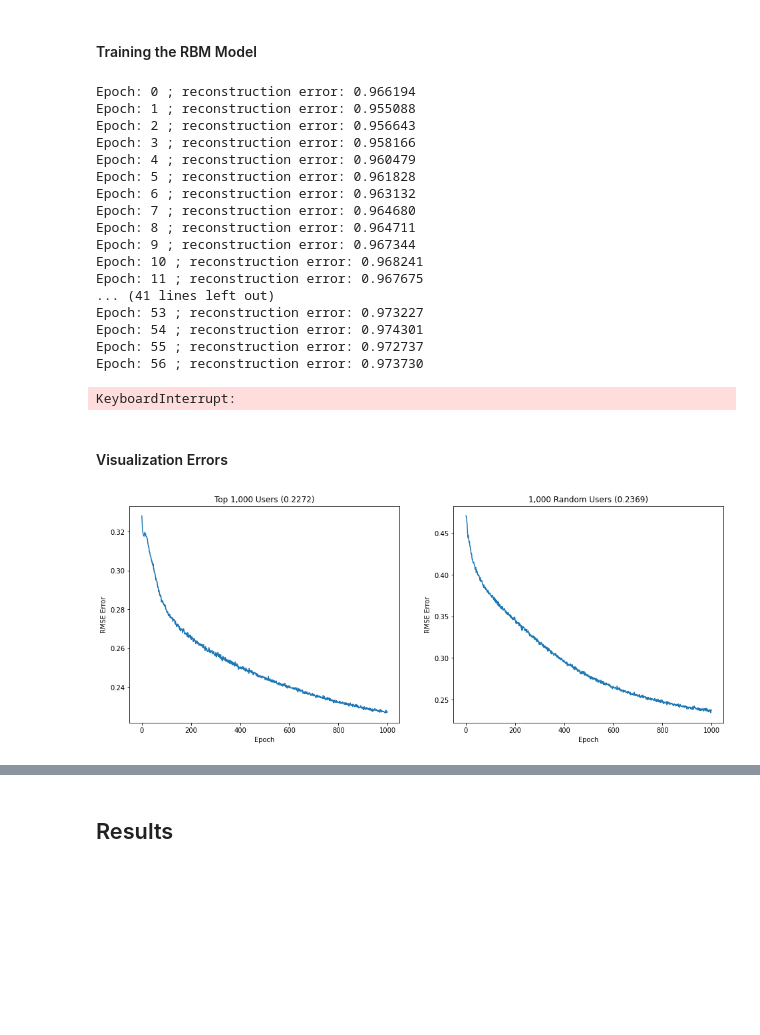
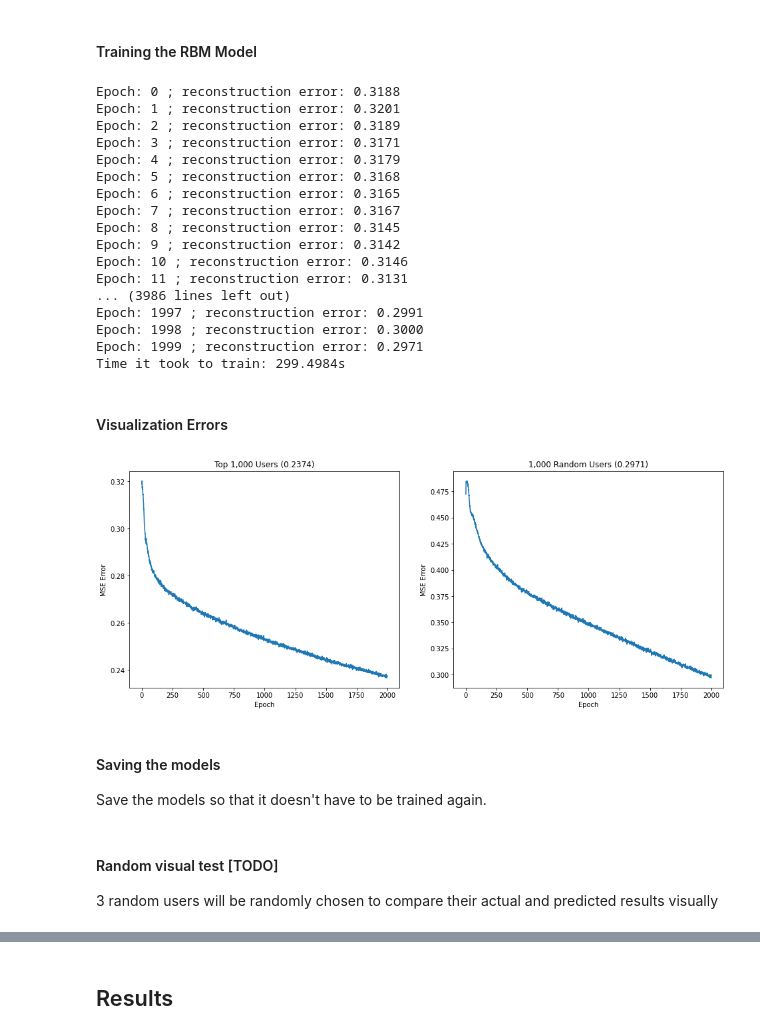
Before and after one commit to cc-visionary/Application-of-MF-and-RBM, a Jupyter notebook: Initial Experiments.ipynb, the cells around one changed output, grey strips where cells are left out. Saved outputs shown, nothing was run; the diff lists cells and outputs as text; code cells hidden in the pictures; blank space fills up the shorter version.

Commit message:
Trained all models and saved the model to a pkl file

```diff
--- a/Initial Experiments.ipynb
+++ b/Initial Experiments.ipynb
@@ -242,17 +244,23 @@ from matrix_factorization import MF
 #### Training
 # %%
 training_results = []
-predictions = []
+mf_models = []
 
 for i in range(len(utility_matrices)):
     # Initialize the Matrix Factorization model
-    mf = MF(utility_matrices[i], 2, alpha=0.008, beta=0.002, iterations=50)
+    mf = MF(utility_matrices[i], 3, alpha=0.005, beta=0.002, iterations=150)
+
+    start = time.perf_counter()
 
     # Trains the model
     training_result = mf.train()
 
-    # Stores the final full matrix
-    predictions.append(mf.full_matrix())
+    end = time.perf_counter()
+
+    print('Time it took to train: %.4fs' % (end - start))
+
+    # Stores the model
+    mf_models.append(mf)
 
     # Stores the results
     training_results.append(training_result)
@@ -287,7 +297,7 @@ for i in range(len(utility_matrices)):
     pd.Series(training_results[i]).plot(logy=False)
     plt.xlabel("Epoch")
     plt.ylabel("MSE Error")
-    plt.title(titles[i])
+    plt.title(titles[i] + (' (%.4f)' % (training_results[i][-1])))
 
 plt.show()
 # %% [output]
@@ -294,0 +308,7 @@ plt.show()
+# %%
+import pickle
+# models will be saved on a .pkl format (pickle files)
+filenames = ['./output/top_mf_model.pkl', './output/random_mf_model.pkl']
+
+for i in range(len(filenames)):
+    pickle.dump(mf_models[i], open(filenames[i], 'wb'))
@@ -312,10 +364,16 @@ data = []
 
 for um in normalized_utility_matrices:
     # Define the parameters of the RBMs we will train
-    rbm=RBM(n_users, n_movies, learning_rate=0.01, epochs=1000, batch_size=200)
+    rbm=RBM(n_users, n_movies, learning_rate=0.01, epochs=2000, batch_size=100)
+
+    start = time.perf_counter()
 
     # Trains the model
     training_result = rbm.train(um)
+
+    end = time.perf_counter()
+
+    print('Time it took to train: %.4fs' % (end - start))
 
     output, predicted, _ = rbm.rbm_output(um)
 
@@ -326,41 +384,43 @@ for um in normalized_utility_matrices:
         'training_result': training_result
     })
 # %% [output]
-Epoch: 0 ; reconstruction error: 0.966194
-Epoch: 1 ; reconstruction error: 0.955088
-Epoch: 2 ; reconstruction error: 0.956643
-Epoch: 3 ; reconstruction error: 0.958166
-Epoch: 4 ; reconstruction error: 0.960479
-Epoch: 5 ; reconstruction error: 0.961828
-Epoch: 6 ; reconstruction error: 0.963132
-Epoch: 7 ; reconstruction error: 0.964680
-Epoch: 8 ; reconstruction error: 0.964711
-Epoch: 9 ; reconstruction error: 0.967344
-Epoch: 10 ; reconstruction error: 0.968241
-Epoch: 11 ; reconstruction error: 0.967675
-... (41 lines left out)
-Epoch: 53 ; reconstruction error: 0.973227
-Epoch: 54 ; reconstruction error: 0.974301
-Epoch: 55 ; reconstruction error: 0.972737
-Epoch: 56 ; reconstruction error: 0.973730
+Epoch: 0 ; reconstruction error: 0.3188
+Epoch: 1 ; reconstruction error: 0.3201
+Epoch: 2 ; reconstruction error: 0.3189
+Epoch: 3 ; reconstruction error: 0.3171
+Epoch: 4 ; reconstruction error: 0.3179
+Epoch: 5 ; reconstruction error: 0.3168
+Epoch: 6 ; reconstruction error: 0.3165
+Epoch: 7 ; reconstruction error: 0.3167
+Epoch: 8 ; reconstruction error: 0.3145
+Epoch: 9 ; reconstruction error: 0.3142
+Epoch: 10 ; reconstruction error: 0.3146
+Epoch: 11 ; reconstruction error: 0.3131
+... (3986 lines left out)
+Epoch: 1997 ; reconstruction error: 0.2991
+Epoch: 1998 ; reconstruction error: 0.3000
+Epoch: 1999 ; reconstruction error: 0.2971
+Time it took to train: 299.4984s
-KeyboardInterrupt:
 # %% [markdown]
 #### Visualization Errors
 # %%
 fig = plt.figure(figsize=(16, 6))
 titles = ['Top 1,000 Users', '1,000 Random Users']
 
 row = 1
 col = 2
 
 for i, d in enumerate(data):
     # Adds a subplot at the 1st position
     fig.add_subplot(row, col, i + 1)
     pd.Series(d['training_result']).plot(logy=False)
     plt.xlabel("Epoch")
-    plt.ylabel("RMSE Error")
+    plt.ylabel("MSE Error")
     plt.title(titles[i] + (' (%.4f)' % (d['training_result'][-1])))
 
 plt.show()
 # %% [output]
-[figure, old version]
+[figure, new version]
+# %% [markdown]
+#### Saving the models
+Save the models so that it doesn't have to be trained again.
@@ -366,0 +441,3 @@ plt.show()
+# %% [markdown]
+#### Random visual test [TODO]
+3 random users will be randomly chosen to compare their actual and predicted results visually
```
Also changed, not shown: parts of 19 cells of this notebook, 11 other files.
